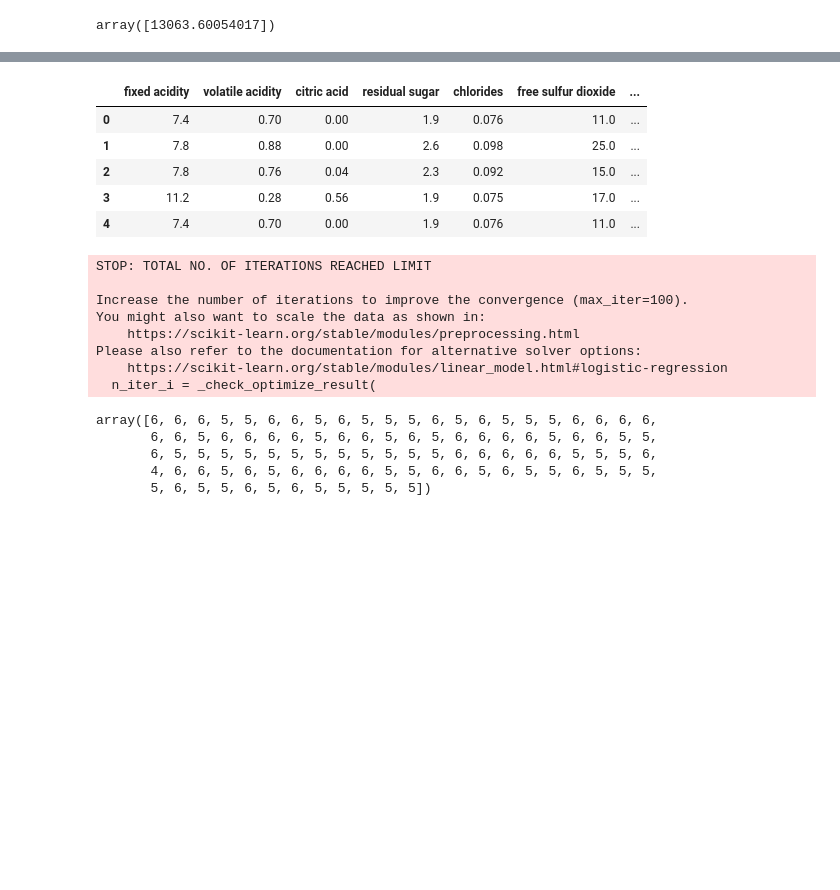
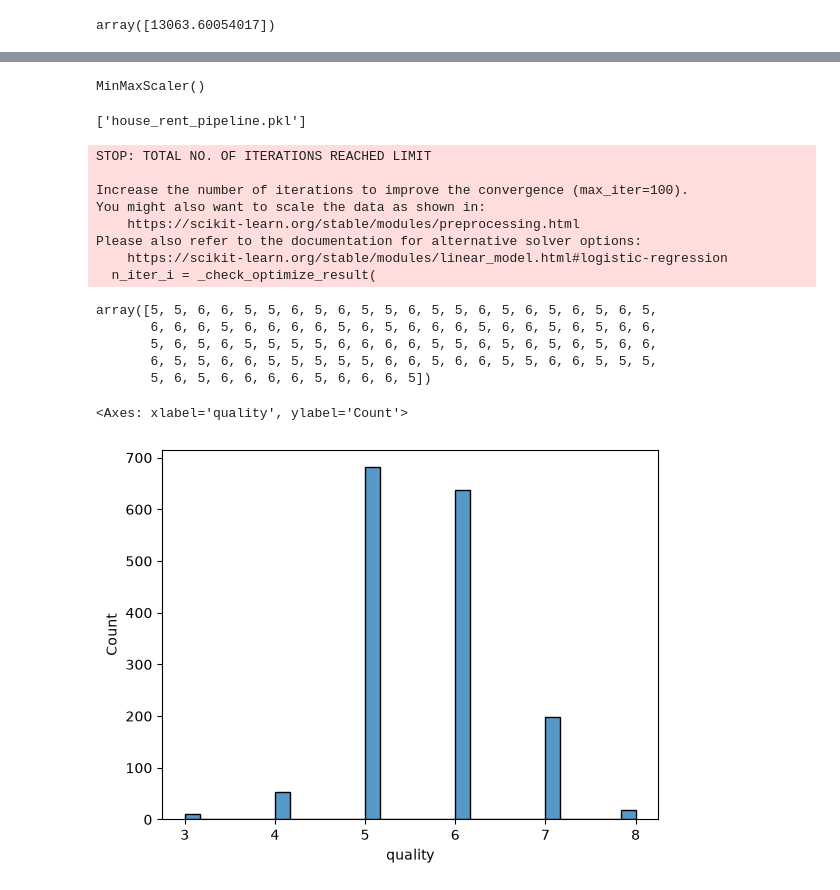
Before and after one commit to Aarnav-garg/Model-Practice, a Jupyter notebook: test.ipynb, the cells around one changed output, grey strips where cells are left out. Cells and saved outputs as stored; diff of their text form; code cells hidden in the pictures; blank space fills up the shorter version.

```diff
--- a/test.ipynb
+++ b/test.ipynb
@@ -174,25 +176,24 @@ pipeline = Pipeline([
-# %%
-import pandas as pd
-data=pd.read_csv("wine.csv")
-data.head()
-# %% [output]
-|  | fixed acidity | volatile acidity | citric acid | residual sugar | chlorides | free sulfur dioxide | ... |
-| 0 | 7.4 | 0.70 | 0.00 | 1.9 | 0.076 | 11.0 | ... |
-| 1 | 7.8 | 0.88 | 0.00 | 2.6 | 0.098 | 25.0 | ... |
-| 2 | 7.8 | 0.76 | 0.04 | 2.3 | 0.092 | 15.0 | ... |
-| 3 | 11.2 | 0.28 | 0.56 | 1.9 | 0.075 | 17.0 | ... |
-| 4 | 7.4 | 0.70 | 0.00 | 1.9 | 0.076 | 11.0 | ... |
+# %%
+MinMaxScaler()
+# %% [output]
+MinMaxScaler()
+# %%
+joblib.dump( pipeline, "house_rent_pipeline.pkl" )
+# %% [output]
+['house_rent_pipeline.pkl']
 # %%
 import pandas as pd
-data=pd.read_csv('wine.csv')
-y=data['quality']
-x=data.drop(['quality'],axis=1)
+data = pd.read_csv("wine.csv")
+y = data['quality']
+x = data.drop('quality', axis=1)
+
+
 from sklearn.model_selection import train_test_split
-x_train,x_test,y_train,y_test=train_test_split(x,y,test_size=0.25,random_state=42)
+x_train, x_test, y_train, y_test = train_test_split(x,y,test_size=0.25, random_state=42)
 from sklearn.linear_model import LogisticRegression
-model=LogisticRegression()
+model = LogisticRegression()
 model.fit(x_train,y_train)
-model.predict(x_train[50:150])
+model.predict(x_test[50:150])
 # %% [output]
 STOP: TOTAL NO. OF ITERATIONS REACHED LIMIT
 
@@ -202,10 +203,17 @@ You might also want to scale the data as shown in:
 Please also refer to the documentation for alternative solver options:
     https://scikit-learn.org/stable/modules/linear_model.html#logistic-regression
   n_iter_i = _check_optimize_result(
-array([6, 6, 6, 5, 5, 6, 6, 5, 6, 5, 5, 5, 6, 5, 6, 5, 5, 5, 6, 6, 6, 6,
-       6, 6, 5, 6, 6, 6, 6, 5, 6, 6, 5, 6, 5, 6, 6, 6, 6, 5, 6, 6, 5, 5,
-       6, 5, 5, 5, 5, 5, 5, 5, 5, 5, 5, 5, 5, 6, 6, 6, 6, 6, 5, 5, 5, 6,
-       4, 6, 6, 5, 6, 5, 6, 6, 6, 6, 5, 5, 6, 6, 5, 6, 5, 5, 6, 5, 5, 5,
-       5, 6, 5, 5, 6, 5, 6, 5, 5, 5, 5, 5])
+array([5, 5, 6, 6, 5, 5, 6, 5, 6, 5, 5, 6, 5, 5, 6, 5, 6, 5, 6, 5, 6, 5,
+       6, 6, 6, 5, 6, 6, 6, 6, 5, 6, 5, 6, 6, 6, 5, 6, 6, 5, 6, 5, 6, 6,
+       5, 6, 5, 6, 5, 5, 5, 5, 6, 6, 6, 6, 5, 5, 6, 5, 6, 5, 6, 5, 6, 6,
+       6, 5, 5, 6, 6, 5, 5, 5, 5, 5, 6, 6, 5, 6, 6, 5, 5, 6, 6, 5, 5, 5,
+       5, 6, 5, 6, 6, 6, 6, 5, 6, 6, 6, 5])
+# %%
+import seaborn as sns
+import matplotlib.pyplot as plt
+sns.histplot(y)
+# %% [output]
+<Axes: xlabel='quality', ylabel='Count'>
+[figure, added]
 # %%
 import pandas as pd
```
Also changed, not shown: parts of 41 cells of this notebook, 7 other files.
